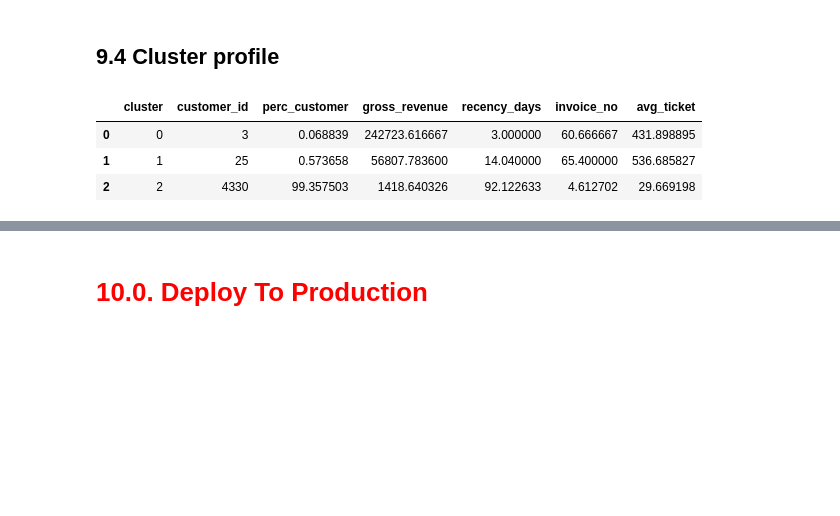
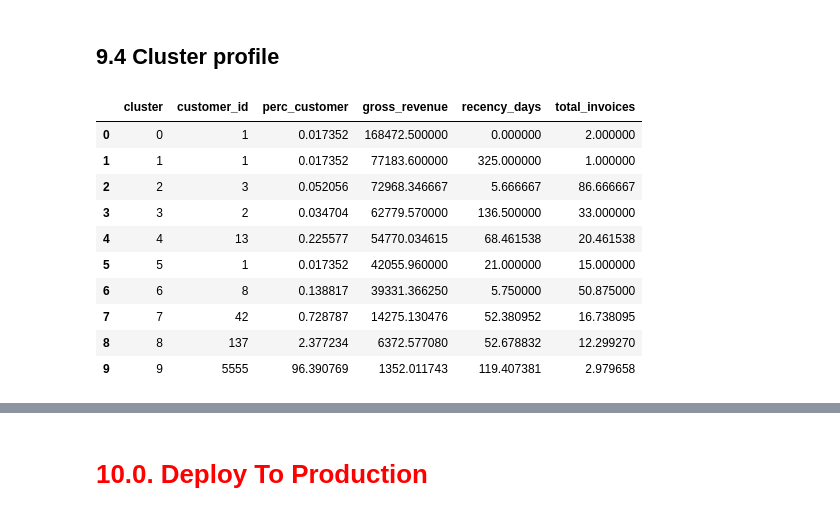
Before and after one commit to Eduardo-95-DS/Insiders-clustering, a Jupyter notebook: notebooks/look_4-ear-metrics.ipynb, the cells around one changed output, grey strips where cells are left out. Drawn from its saved outputs; the diff is of its cells as text; code cells hidden in the pictures; blank space fills up the shorter version.

```diff
--- a/notebooks/look_4-ear-metrics.ipynb
+++ b/notebooks/look_4-ear-metrics.ipynb
@@ -633,0 +728,3 @@ df_freq
+# %%
+df_ref = df_ref.dropna()
+df_ref.isna().sum()
@@ -714,7 +1265,7 @@ for k in clusters:
 ## 8.1 K-Means
 # %%
 # model definition
-k = 3
+k = 10
 
 kmeans = c.KMeans(n_clusters=k,random_state=42)
 
@@ -740,10 +1294,17 @@ SS value: 0.9624007896946248
 df9 = df6.copy()
 df9['cluster'] = labels
 
-# df9['gross_revenue'] = ssgross.inverse_transform(df9[['gross_revenue']])
-# df9['recency_days'] = ssrecency.inverse_transform(df9[['recency_days']])
-# df9['invoice_no'] = ssinvoice.inverse_transform(df9[['invoice_no']])
-# df9['avg_ticket'] = ssavg.inverse_transform(df9[['avg_ticket']])
+df9['gross_revenue'] = ssgross.inverse_transform(df9[['gross_revenue']])
+df9['avg_ticket'] = ssavg.inverse_transform(df9[['avg_ticket']])
+df9['recency_days'] = ssrecency.inverse_transform(df9[['recency_days']])
+# df9['avg_recency_days'] = ssavgrecency.inverse_transform(df9[['avg_recency_days']])
+df9['frequency'] = ssfrequency.inverse_transform(df9[['frequency']])
+df9['total_invoices'] = ssinvoices.inverse_transform(df9[['total_invoices']])
+df9['items_qtt'] = ssitems.inverse_transform(df9[['items_qtt']])
+df9['products_qtt'] = ssproducts.inverse_transform(df9[['products_qtt']])
+df9['avg_basket_size'] = ssbasket.inverse_transform(df9[['avg_basket_size']])
+df9['avg_unique_basket_size'] = ssubasket.inverse_transform(df9[['avg_unique_basket_size']])
+df9['returns_qtt'] = ssreturns.inverse_transform(df9[['returns_qtt']])
 # %% [markdown]
 ## 9.1 Visualization inspection
 # %%
@@ -780,37 +1339,58 @@ sns.scatterplot(x='embedding_x', y='embedding_y',
 ## 9.4 Cluster profile
 # %%
 # Number of customer
-df_cluster = df9[['customer_id', 'cluster']].groupby( 'cluster' ).count().reset_index()
+df_cluster = df9[['customer_id', 'cluster']].groupby('cluster').count().reset_index()
 df_cluster['perc_customer'] = 100*(df_cluster['customer_id'] / df_cluster['customer_id'].sum())
 
 # Avg Gross revenue
-df_avg_gross_revenue = df9[['gross_revenue', 'cluster']].groupby( 'cluster' ).mean().reset_index()
+df_avg_gross_revenue = df9[['gross_revenue', 'cluster']].groupby('cluster').mean().reset_index()
 df_cluster = pd.merge(df_cluster, df_avg_gross_revenue, how='inner', on='cluster')
 
 # Avg recency days
 df_avg_recency_days = df9[['recency_days', 'cluster']].groupby( 'cluster' ).mean().reset_index()
 df_cluster = pd.merge(df_cluster, df_avg_recency_days, how='inner', on='cluster')
 
 # Avg invoice_no
-df_invoice_no = df9[['invoice_no', 'cluster']].groupby( 'cluster' ).mean().reset_index()
+df_invoice_no = df9[['total_invoices', 'cluster']].groupby('cluster').mean().reset_index()
 df_cluster = pd.merge(df_cluster, df_invoice_no, how='inner', on='cluster')
 
 # Avg Ticket
-df_ticket = df9[['avg_ticket', 'cluster']].groupby( 'cluster' ).mean().reset_index()
-df_cluster = pd.merge(df_cluster, df_ticket, how='inner', on='cluster')
+# df_ticket = df9[['avg_ticket', 'cluster']].groupby( 'cluster' ).mean().reset_index()
+# df_cluster = pd.merge(df_cluster, df_ticket, how='inner', on='cluster')
 
 df_cluster=df_cluster.sort_values(['gross_revenue'],ascending=False).reset_index(drop=True)
 df_cluster.loc[0:0,'cluster'] = 0
 df_cluster.loc[1:1,'cluster'] = 1
 df_cluster.loc[2:2,'cluster'] = 2
-df_cluster.loc[3:3,'cluster'] = 3
+
+rows=df_cluster.shape[0:1]
+rows=int(rows[0])
+
+if rows>3:
+        df_cluster.loc[3:3,'cluster'] = 3
+        df_cluster.loc[4:4,'cluster'] = 4
+        df_cluster.loc[5:5,'cluster'] = 5
+        df_cluster.loc[6:6,'cluster'] = 6
+        df_cluster.loc[7:7,'cluster'] = 7
+        df_cluster.loc[8:8,'cluster'] = 8
+        df_cluster.loc[9:9,'cluster'] = 9
+        df_cluster.loc[10:10,'cluster'] = 10
+else:
+    None
 
 df_cluster
 # %% [output]
-|  | cluster | customer_id | perc_customer | gross_revenue | recency_days | invoice_no | avg_ticket |
-| 0 | 0 | 3 | 0.068839 | 242723.616667 | 3.000000 | 60.666667 | 431.898895 |
-| 1 | 1 | 25 | 0.573658 | 56807.783600 | 14.040000 | 65.400000 | 536.685827 |
-| 2 | 2 | 4330 | 99.357503 | 1418.640326 | 92.122633 | 4.612702 | 29.669198 |
+|  | cluster | customer_id | perc_customer | gross_revenue | recency_days | total_invoices |
+| 0 | 0 | 1 | 0.017352 | 168472.500000 | 0.000000 | 2.000000 |
+| 1 | 1 | 1 | 0.017352 | 77183.600000 | 325.000000 | 1.000000 |
+| 2 | 2 | 3 | 0.052056 | 72968.346667 | 5.666667 | 86.666667 |
+| 3 | 3 | 2 | 0.034704 | 62779.570000 | 136.500000 | 33.000000 |
+| 4 | 4 | 13 | 0.225577 | 54770.034615 | 68.461538 | 20.461538 |
+| 5 | 5 | 1 | 0.017352 | 42055.960000 | 21.000000 | 15.000000 |
+| 6 | 6 | 8 | 0.138817 | 39331.366250 | 5.750000 | 50.875000 |
+| 7 | 7 | 42 | 0.728787 | 14275.130476 | 52.380952 | 16.738095 |
+| 8 | 8 | 137 | 2.377234 | 6372.577080 | 52.678832 | 12.299270 |
+| 9 | 9 | 5555 | 96.390769 | 1352.011743 | 119.407381 | 2.979658 |
 # %%
 print("Cluster 0 - Insider Candidate")
 print(f"Number of customers: {df_cluster.iloc[0]['customer_id'].astype(int)}")
```
Also changed, not shown: parts of 73 cells of this notebook.
